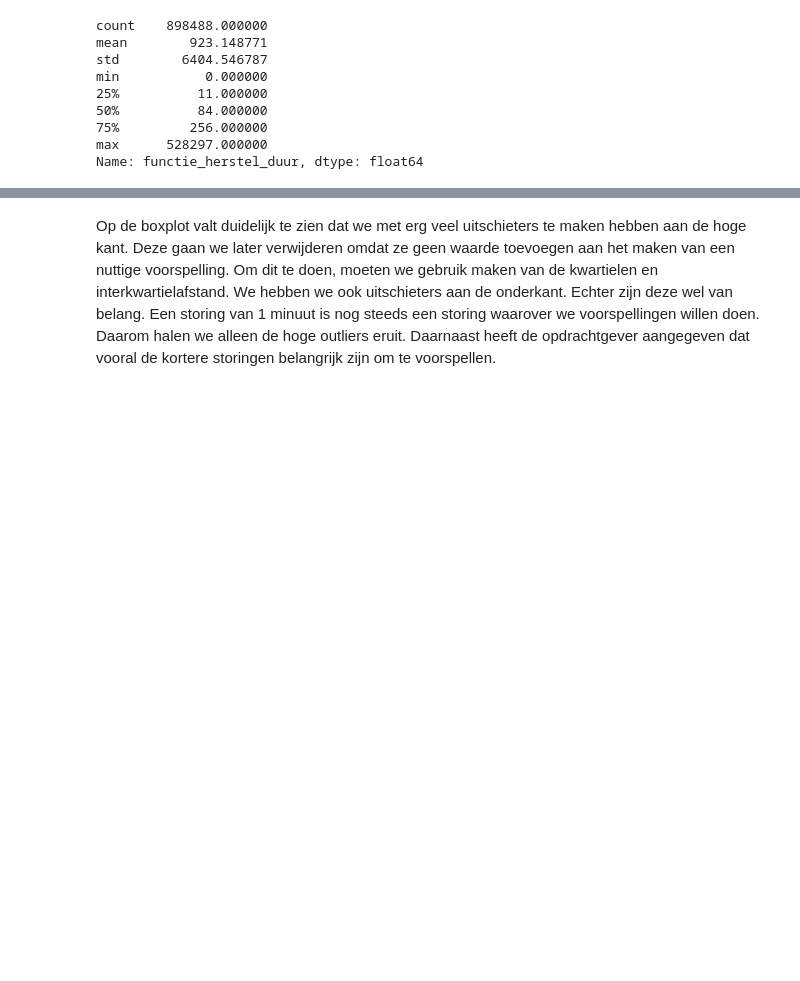
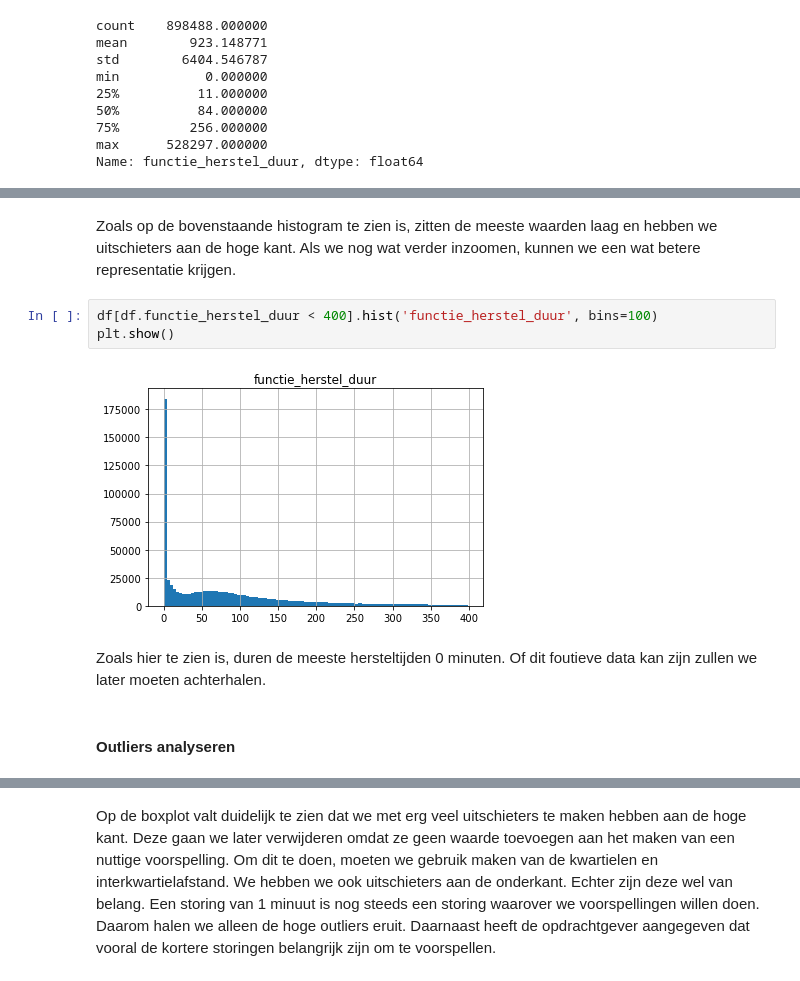
Before and after one commit to sbeetsma/DDB_groep5, a Jupyter notebook: ProRail Opdracht.ipynb, the cells around one changed output, grey strips where cells are left out. Cells and saved outputs as stored; diff of their text form; blank space fills up the shorter version.

```diff
--- a/ProRail Opdracht.ipynb
+++ b/ProRail Opdracht.ipynb
@@ -81,2 +93,13 @@ Waarom deze waarden zo hoog liggen gaan we later onderzoeken. Ten eerste is het
+# %% [markdown]
+Zoals op de bovenstaande histogram te zien is, zitten de meeste waarden laag en hebben we uitschieters aan de hoge kant. Als we nog wat verder inzoomen, kunnen we een wat betere representatie krijgen.
+# %%
+df[df.functie_herstel_duur < 400].hist('functie_herstel_duur', bins=100)
+plt.show()
+# %% [output]
+[figure, added]
+# %% [markdown]
+Zoals hier te zien is, duren de meeste hersteltijden 0 minuten. Of dit foutieve data kan zijn zullen we later moeten achterhalen.
+# %% [markdown]
+#### Outliers analyseren
 # %%
 df.boxplot('functie_herstel_duur', vert=False)
```
Also changed, not shown: parts of 35 cells of this notebook.
